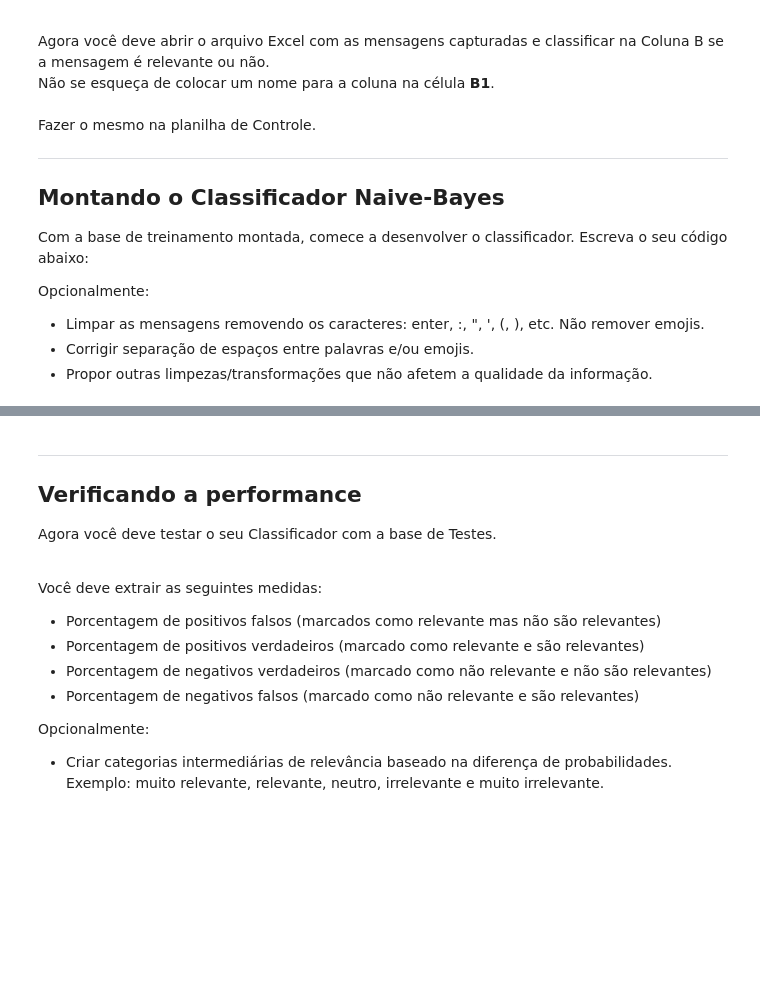
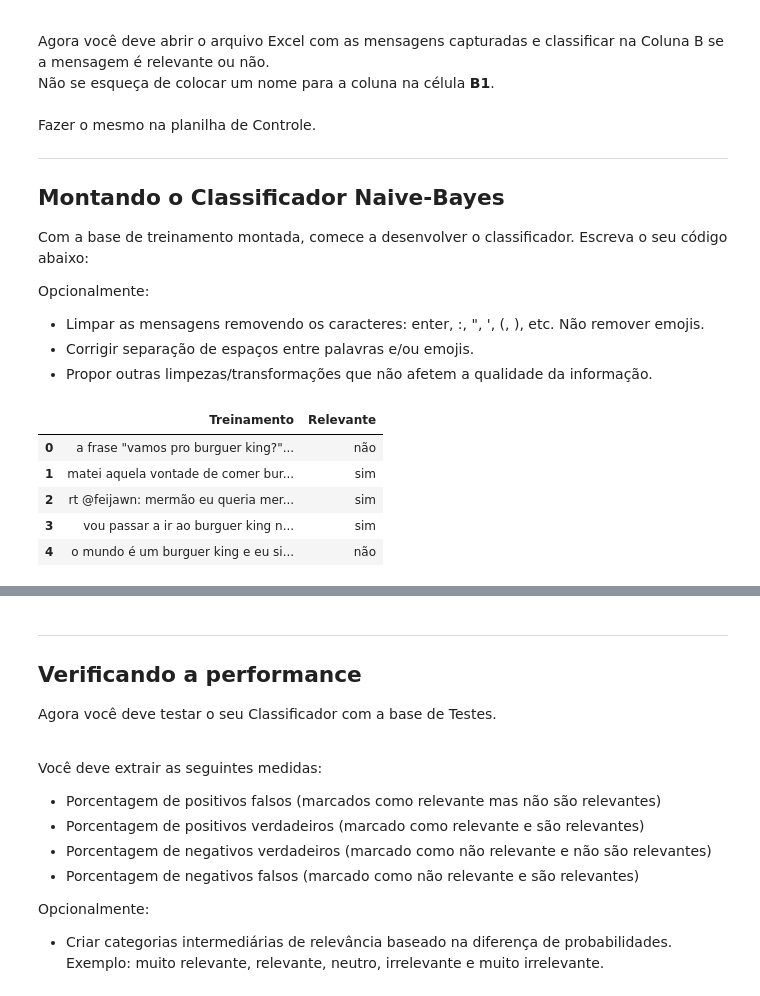
Before and after one commit to CabralxD/Ci-ncia_dos_dados_2017_projeto_2, a Jupyter notebook: Projeto02.ipynb, the cells around one changed output, grey strips where cells are left out. Drawn from its saved outputs; the diff is of its cells as text; code cells hidden in the pictures; blank space fills up the shorter version.

```diff
--- a/Projeto02.ipynb
+++ b/Projeto02.ipynb
@@ -151,3 +151,14 @@ Opcionalmente:
 * Limpar as mensagens removendo os caracteres: enter, :, ", ', (, ), etc. Não remover emojis.<br />
 * Corrigir separação de espaços entre palavras e/ou emojis.
 * Propor outras limpezas/transformações que não afetem a qualidade da informação.
+# %%
+dados=pd.read_excel('Burguer King.xlsx')
+# %%
+dados.head()
+# %% [output]
+|  | Treinamento | Relevante |
+| 0 | a frase "vamos pro burguer king?"... | não |
+| 1 | matei aquela vontade de comer bur... | sim |
+| 2 | rt @feijawn: mermão eu queria mer... | sim |
+| 3 | vou passar a ir ao burguer king n... | sim |
+| 4 | o mundo é um burguer king e eu si... | não |
```
Also changed, not shown: parts of 42 cells of this notebook.
